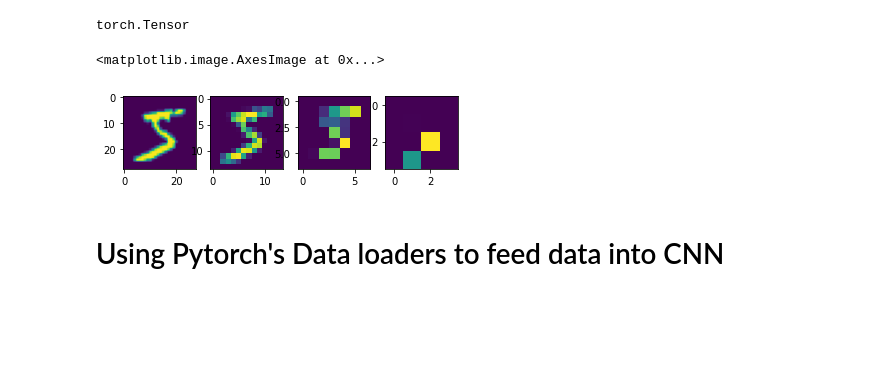
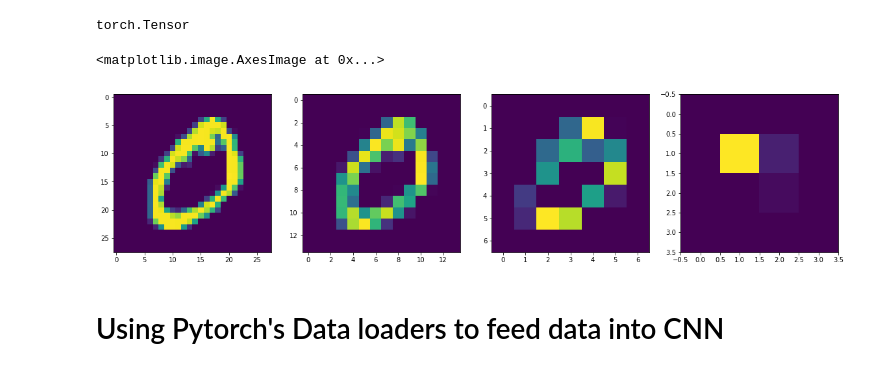
Before and after one commit to jornelasmunoz/UCM_Undergraduate_Research, a Jupyter notebook: notebooks/MNIST_with_trochvision.transforms() - 28x28.ipynb, the cells around one changed output. Saved outputs shown, nothing was run; the diff lists cells and outputs as text; code cells hidden in the pictures; blank space fills up the shorter version.

```diff
--- a/notebooks/MNIST_with_trochvision.transforms() - 28x28.ipynb
+++ b/notebooks/MNIST_with_trochvision.transforms() - 28x28.ipynb
@@ -10,7 +10,7 @@ import matplotlib.pyplot as plt
 # There was something Jocelyn did to modify the image sizes without modifying the dtype
 size = 28
 train_data = datasets.MNIST(
-    root = 'data',
+    root = '../data/28x28',
     train = True,
     transform = transforms.Compose([
                     transforms.ToTensor(),
@@ -20,7 +20,7 @@ train_data = datasets.MNIST(
     download = True,
 )
 test_data = datasets.MNIST(
-    root = 'data',
+    root = '../data/28x28',
     train = False,
     transform = transforms.Compose([
                     transforms.ToTensor(),
@@ -181,14 +181,15 @@ resized_14 = transforms.Resize(size=14)(train_data.train_data)
 resized_7 = transforms.Resize(size=7)(train_data.train_data)
 resized_4 = transforms.Resize(size=4)(train_data.train_data)
 # %%
-f, axarr = plt.subplots(1,4)
-axarr[0].imshow(resized_28[0])
-axarr[1].imshow(resized_14[0])
-axarr[2].imshow(resized_7[0])
-axarr[3].imshow(resized_4[0])
+index = 1
+f, axarr = plt.subplots(1,4, figsize=(20,5))
+axarr[0].imshow(resized_28[index])
+axarr[1].imshow(resized_14[index])
+axarr[2].imshow(resized_7[index])
+axarr[3].imshow(resized_4[index])
 # %% [output]
 <matplotlib.image.AxesImage at 0x...>
-[figure, old version]
+[figure, new version]
 # %% [markdown]
 <h1>Using Pytorch's Data loaders to feed data into CNN</h1>
 # %%
```
Also changed, not shown: parts of 3 cells of this notebook, 44 other files.
